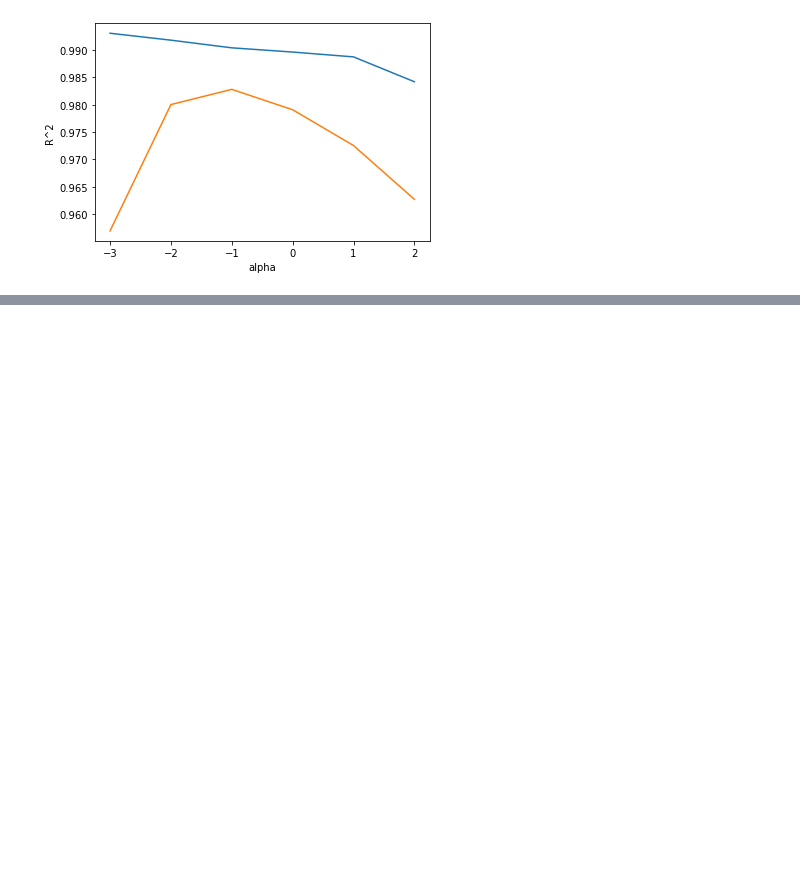
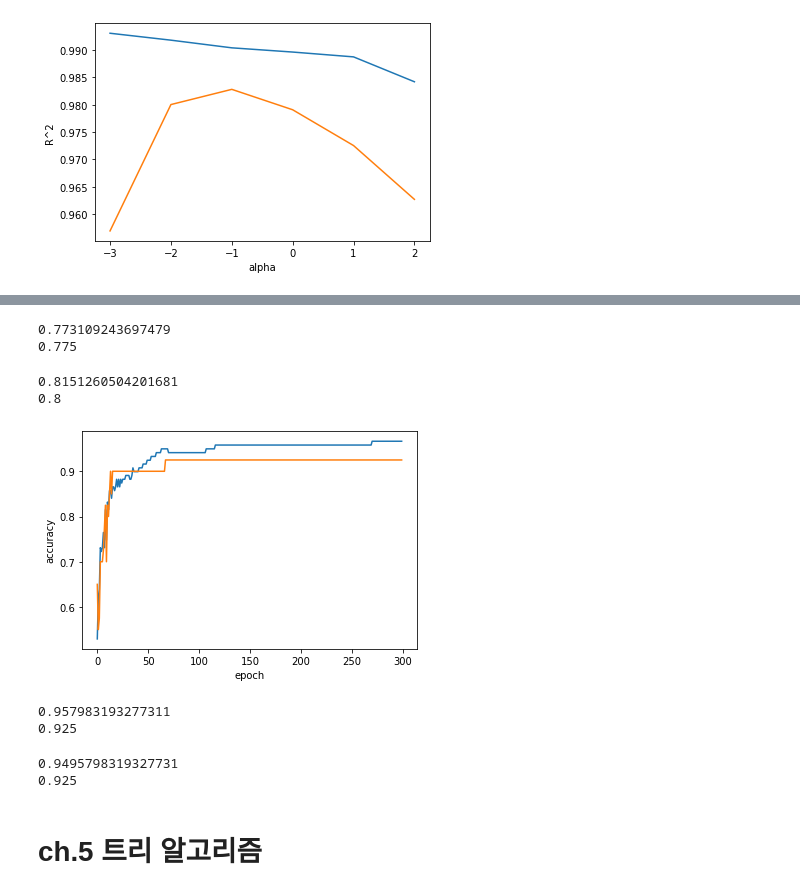
Before and after one commit to jiyun-kong/ML, a Jupyter notebook: Review_ml.ipynb, the cells around one changed output, grey strips where cells are left out. Saved outputs shown, nothing was run; the diff lists cells and outputs as text; code cells hidden in the pictures; blank space fills up the shorter version.

```diff
--- a/Review_ml.ipynb
+++ b/Review_ml.ipynb
@@ -501,0 +782,63 @@ plt.show()
+# %%
+from sklearn.model_selection import train_test_split
+train_input, test_input, train_target, test_target = train_test_split(fish_input, fish_target, random_state=42)
+# %%
+from sklearn.preprocessing import StandardScaler
+ss = StandardScaler()
+ss.fit(train_input)
+train_scaled = ss.transform(train_input)
+test_scaled = ss.transform(test_input)
+# %%
+from sklearn.linear_model import SGDClassifier
+sc = SGDClassifier(loss='log', max_iter=10, random_state=42)
+sc.fit(train_scaled, train_target)
+print(sc.score(train_scaled, train_target))
+print(sc.score(test_scaled, test_target))
+# %% [output]
+0.773109243697479
+0.775
+# %%
+sc.partial_fit(train_scaled, train_target)
+print(sc.score(train_scaled, train_target))
+print(sc.score(test_scaled, test_target))
+# %% [output]
+0.8151260504201681
+0.8
+# %%
+sc = SGDClassifier(loss='log', random_state=42)
+classes = np.unique(train_target)
+
+train_score = []
+test_score = []
+times = np.arange(300)
+
+for _ in range(300):
+  sc.partial_fit(train_scaled, train_target, classes=classes)
+  train_score.append(sc.score(train_scaled, train_target))
+  test_score.append(sc.score(test_scaled, test_target))
+
+plt.plot(train_score)
+plt.plot(test_score)
+plt.xlabel('epoch')
+plt.ylabel('accuracy')
+plt.show()
+# %% [output]
+[figure, added]
+# %%
+sc = SGDClassifier(loss='log', max_iter=100, tol=None, random_state=42)
+sc.fit(train_scaled, train_target)
+print(sc.score(train_scaled, train_target))
+print(sc.score(test_scaled, test_target))
+# %% [output]
+0.957983193277311
+0.925
+# %%
+sc = SGDClassifier(loss='hinge', max_iter=100, tol=None, random_state=42)
+sc.fit(train_scaled, train_target)
+print(sc.score(train_scaled, train_target))
+print(sc.score(test_scaled, test_target))
+# %% [output]
+0.9495798319327731
+0.925
+# %% [markdown]
+# **ch.5 트리 알고리즘**
```
Also changed, not shown: parts of 45 cells of this notebook.
